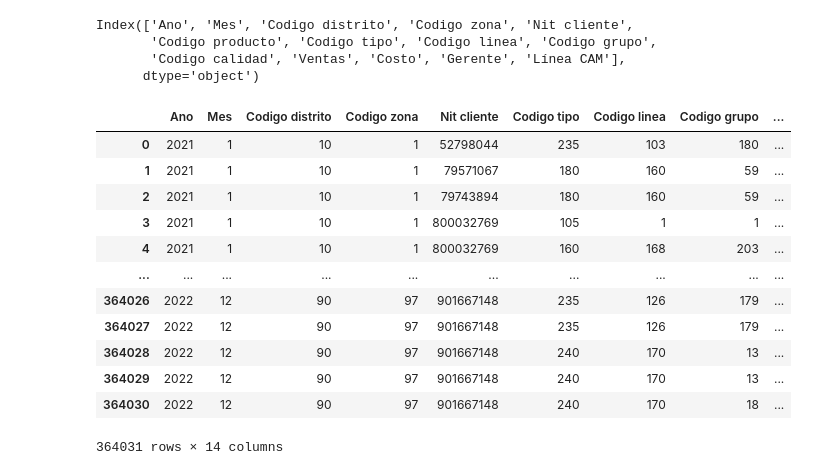
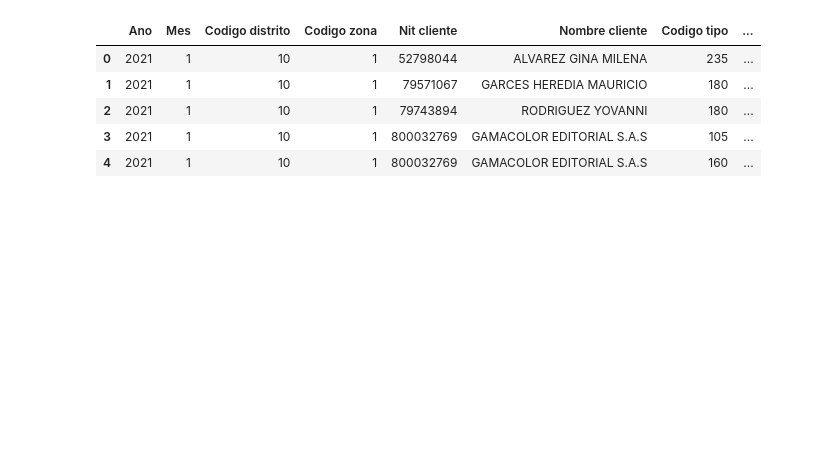
Before and after one commit to TomasCardeLo/ML-Dispapeles-TomasCaLo, a Jupyter notebook: Anomaly detection/Prueba 1 - 23-1-23.ipynb, the cells around one changed output. Saved outputs shown, nothing was run; the diff lists cells and outputs as text; code cells hidden in the pictures; blank space fills up the shorter version.

```diff
--- a/Anomaly detection/Prueba 1 - 23-1-23.ipynb
+++ b/Anomaly detection/Prueba 1 - 23-1-23.ipynb
@@ -26,31 +27,21 @@ df = pd.DataFrame.from_records(rows, columns=[col[0] for col in cursor.descripti
 maestra_gerencias = pd.read_csv('C:/Users/tcardenas/OneDrive/OneDrive - Grupo DISPAPELES/Documents/ML-Dispapeles-TomasCaLo/Anomaly detection/Maestra_gerencias.csv', delimiter= ";")
 # %%
 df_merged = pd.merge(df, maestra_gerencias, on= "Codigo producto")
-# %%
-df_merged.columns
-# %% [output]
-Index(['Ano', 'Mes', 'Codigo distrito', 'Codigo zona', 'Nit cliente',
-       'Codigo producto', 'Codigo tipo', 'Codigo linea', 'Codigo grupo',
-       'Codigo calidad', 'Ventas', 'Costo', 'Gerente', 'Línea CAM'],
-      dtype='object')
 # %%
-df_gb = df_merged.groupby(["Ano", "Mes", "Codigo distrito", "Codigo zona", "Nit cliente", "Codigo tipo",
+df_gb = df_merged.groupby(["Ano", "Mes", "Codigo distrito", "Codigo zona", "Nit cliente", "Nombre cliente", "Codigo tipo",
                             "Codigo linea", "Codigo grupo", "Codigo calidad", "Gerente", "Línea CAM"]).agg({"Ventas": np.sum,
                                                                                                             "Costo": np.sum})
 df_gb = df_gb.reset_index(col_level= 1)
 df_gb["Codigo distrito-zona"] = df_gb["Codigo distrito"].astype(str) + "-" + df_gb["Codigo zona"].astype(str)
-df_gb
+df_gb["Margen"] = df_gb["Ventas"] - df_gb["Costo"]
+df_gb["Ventas"] = df_gb["Ventas"].astype(int)
+df_gb["Margen"] = df_gb["Margen"].astype(int)
-# %% [output]
-|  | Ano | Mes | Codigo distrito | Codigo zona | Nit cliente | Codigo tipo | Codigo linea | Codigo grupo | ... |
-| 0 | 2021 | 1 | 10 | 1 | 52798044 | 235 | 103 | 180 | ... |
-| 1 | 2021 | 1 | 10 | 1 | 79571067 | 180 | 160 | 59 | ... |
-| 2 | 2021 | 1 | 10 | 1 | 79743894 | 180 | 160 | 59 | ... |
-| 3 | 2021 | 1 | 10 | 1 | 800032769 | 105 | 1 | 1 | ... |
-| 4 | 2021 | 1 | 10 | 1 | 800032769 | 160 | 168 | 203 | ... |
-| ... | ... | ... | ... | ... | ... | ... | ... | ... | ... |
-| 364026 | 2022 | 12 | 90 | 97 | 901667148 | 235 | 126 | 179 | ... |
-| 364027 | 2022 | 12 | 90 | 97 | 901667148 | 235 | 126 | 179 | ... |
-| 364028 | 2022 | 12 | 90 | 97 | 901667148 | 240 | 170 | 13 | ... |
-| 364029 | 2022 | 12 | 90 | 97 | 901667148 | 240 | 170 | 13 | ... |
-| 364030 | 2022 | 12 | 90 | 97 | 901667148 | 240 | 170 | 18 | ... |
-364031 rows × 14 columns
+# %%
+df_gb.head()
+# %% [output]
+|  | Ano | Mes | Codigo distrito | Codigo zona | Nit cliente | Nombre cliente | Codigo tipo | ... |
+| 0 | 2021 | 1 | 10 | 1 | 52798044 | ALVAREZ GINA MILENA | 235 | ... |
+| 1 | 2021 | 1 | 10 | 1 | 79571067 | GARCES HEREDIA MAURICIO | 180 | ... |
+| 2 | 2021 | 1 | 10 | 1 | 79743894 | RODRIGUEZ YOVANNI | 180 | ... |
+| 3 | 2021 | 1 | 10 | 1 | 800032769 | GAMACOLOR EDITORIAL S.A.S | 105 | ... |
+| 4 | 2021 | 1 | 10 | 1 | 800032769 | GAMACOLOR EDITORIAL S.A.S | 160 | ... |
```
Also changed, not shown: parts of 6 cells of this notebook, 2 other files.
